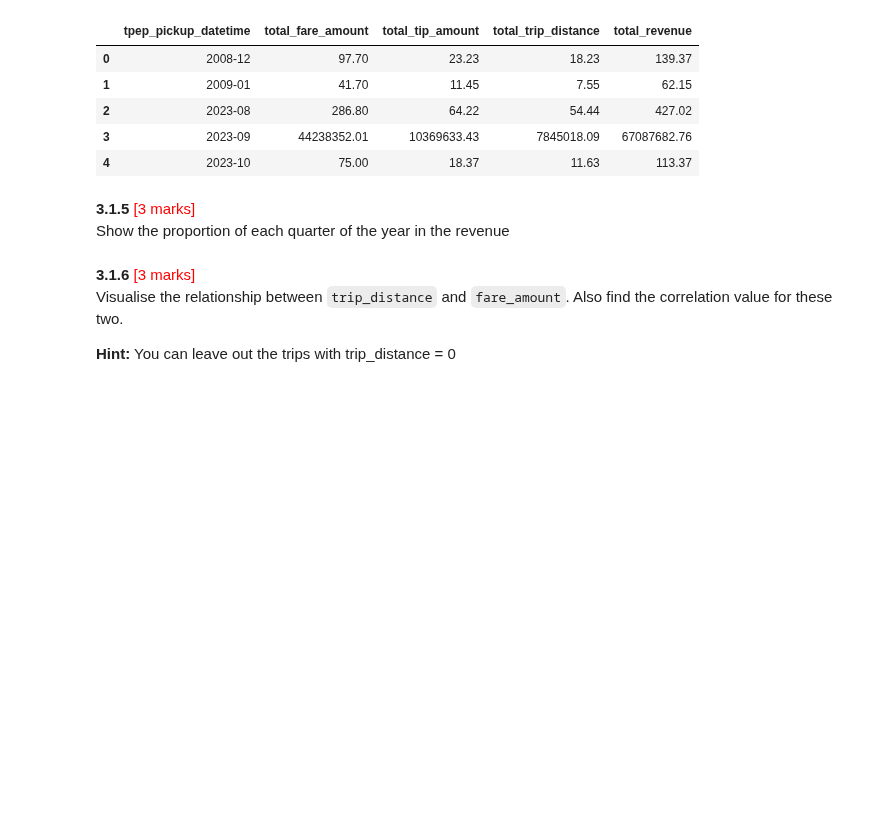
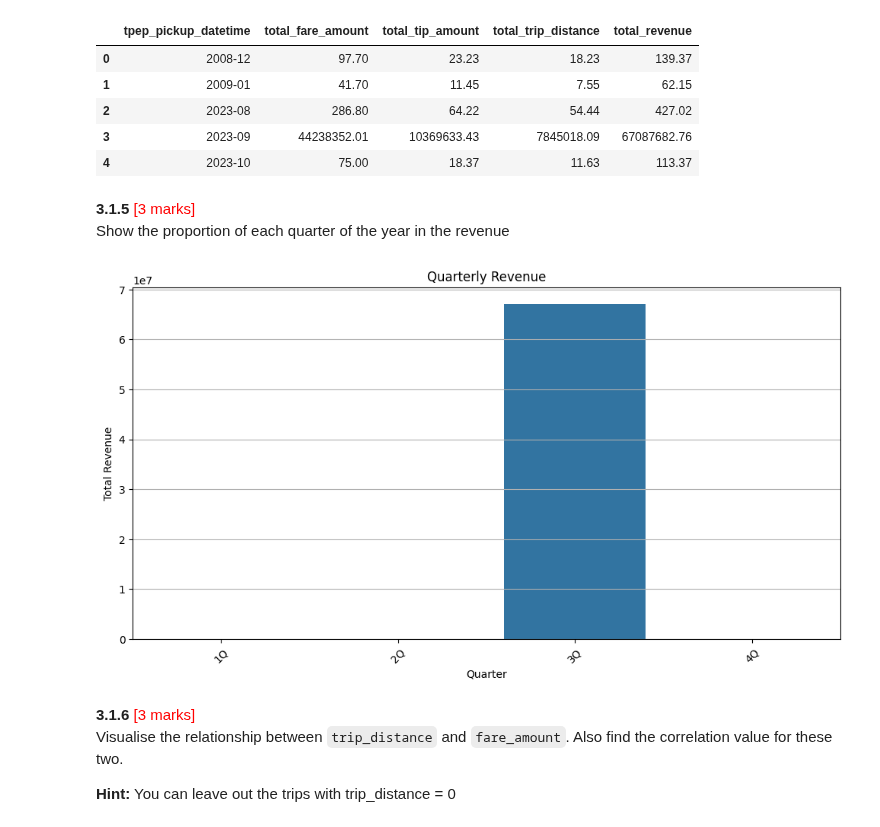
Before and after one commit to TalJa1/dc_practice, a Jupyter notebook: EDA_assignment/EDA_Assg_NYC_Taxi_Starter.ipynb, the cells around one changed output. Drawn from its saved outputs; the diff is of its cells as text; code cells hidden in the pictures; blank space fills up the shorter version.

```diff
--- a/EDA_assignment/EDA_Assg_NYC_Taxi_Starter.ipynb
+++ b/EDA_assignment/EDA_Assg_NYC_Taxi_Starter.ipynb
@@ -692,3 +690,26 @@ Show the proportion of each quarter of the year in the revenue
+# %%
+# Calculate proportion of each quarter
+monthly_revenue['quarter'] = monthly_revenue['tpep_pickup_datetime'].dt.quarter
+monthly_revenue['quarter'] = monthly_revenue['quarter'].astype(str) + 'Q'
+monthly_revenue['quarter'] = pd.Categorical(monthly_revenue['quarter'], categories=['1Q', '2Q', '3Q', '4Q'], ordered=True)
+# Group by quarter and calculate total revenue
+quarterly_revenue = monthly_revenue.groupby('quarter').agg(
+    total_fare_amount=('total_fare_amount', 'sum'),
+    total_tip_amount=('total_tip_amount', 'sum'),
+    total_trip_distance=('total_trip_distance', 'sum'),
+    total_revenue=('total_revenue', 'sum')
+).reset_index()
+# Plot the quarterly revenue
+plt.figure(figsize=(12, 6))
+sns.barplot(data=quarterly_revenue, x='quarter', y='total_revenue')
+plt.title('Quarterly Revenue')
+plt.xlabel('Quarter')
+plt.ylabel('Total Revenue')
+plt.xticks(rotation=45)
+plt.grid(axis='y')
+plt.show()
+# %% [output]
+[figure, added]
 # %% [markdown]
 **3.1.6** <font color = red>[3 marks]</font> <br>
 Visualise the relationship between `trip_distance` and `fare_amount`. Also find the correlation value for these two.
```
Also changed, not shown: parts of 11 cells of this notebook.
